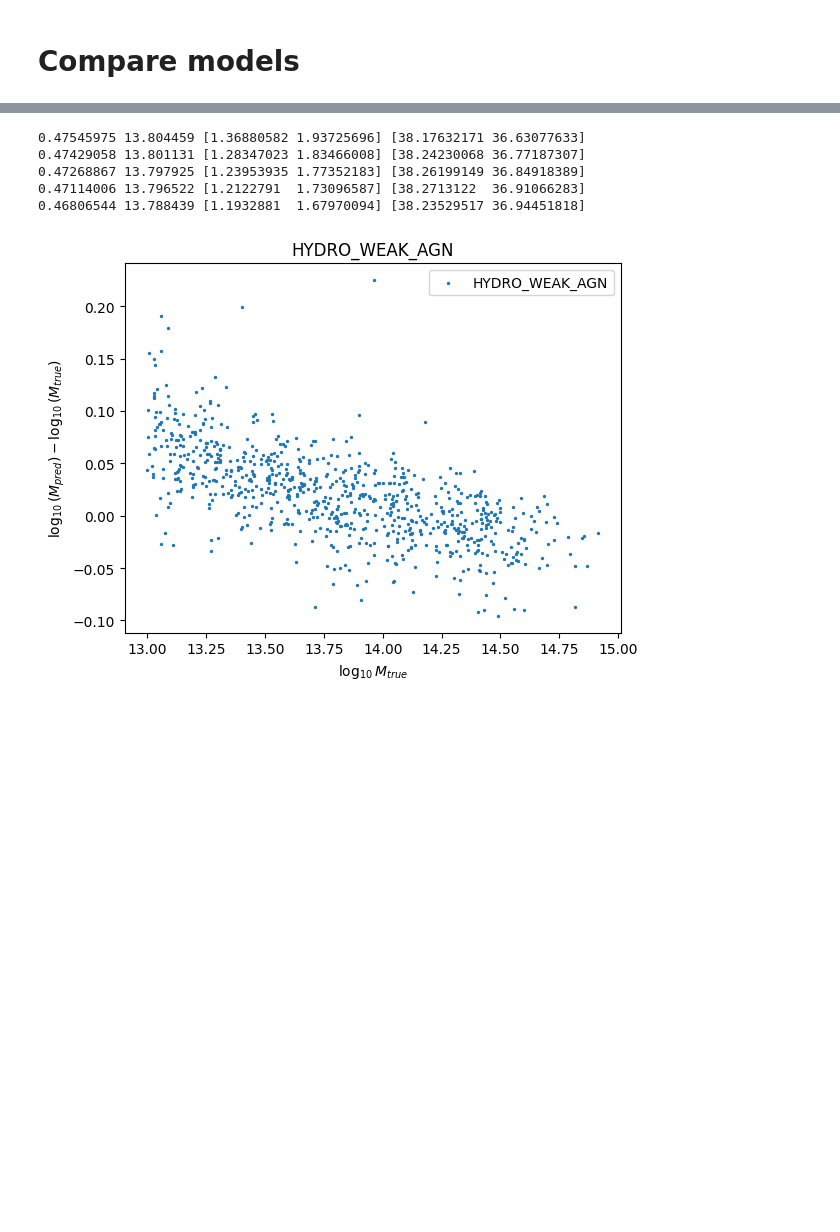
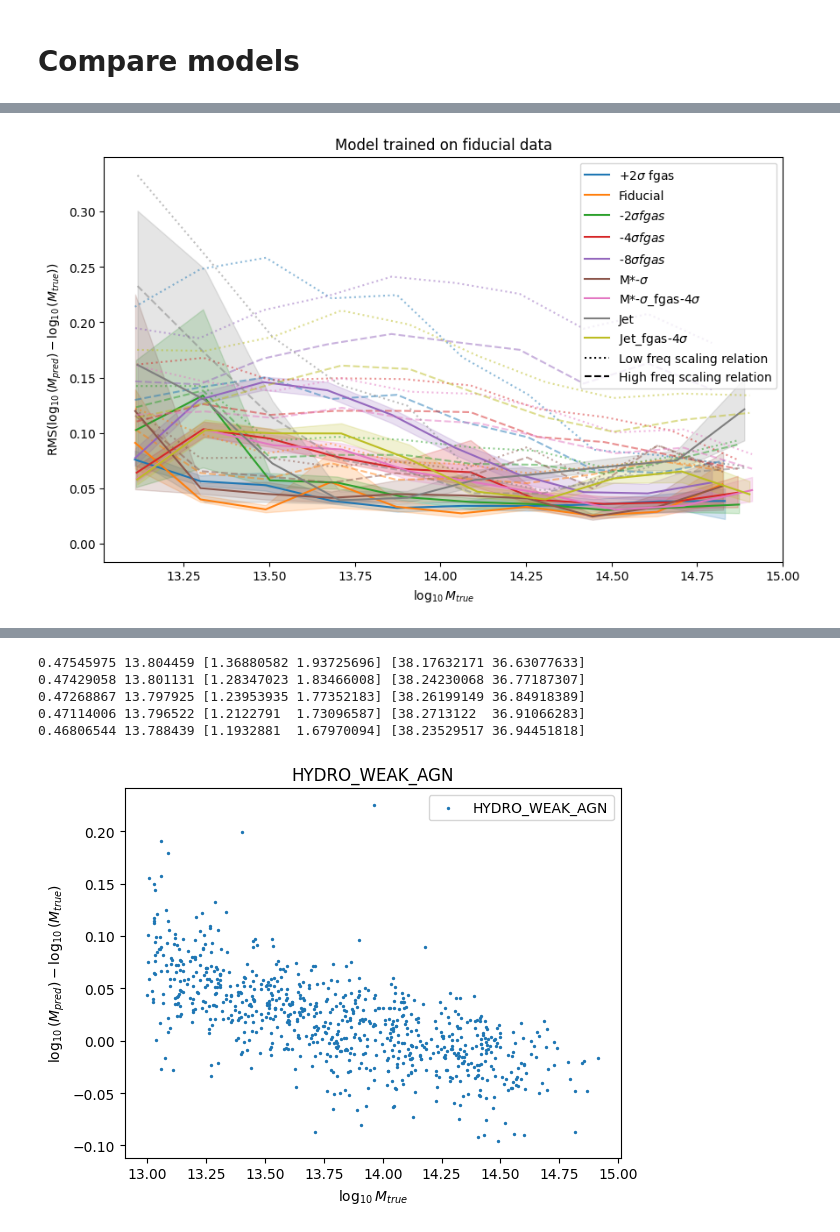
Before and after one commit to woutervantol/scriptie2, a Jupyter notebook: plots.ipynb, the cells around one changed output, grey strips where cells are left out. Cells and saved outputs as stored; diff of their text form; code cells hidden in the pictures; blank space fills up the shorter version.

```diff
--- a/plots.ipynb
+++ b/plots.ipynb
@@ -21,13 +8,17 @@ predictions = np.ndarray((len(data.testy), 5))
 # %% [markdown]
 # Compare models
 # %%
+from scipy.stats import bootstrap
 trainmodel = "HYDRO_FIDUCIAL"
-testmodels = ["HYDRO_WEAK_AGN", "HYDRO_FIDUCIAL", "HYDRO_STRONG_AGN", "HYDRO_STRONGER_AGN", "HYDRO_STRONGEST_AGN"]
-colors = ["tab:blue", "tab:orange", "tab:green", "tab:red", "tab:purple"]
-names = [r"+2$\sigma$", "Fiducial", r"-2$\sigma$", r"-4$\sigma$", r"-8$\sigma$"]
+testmodels = ["HYDRO_WEAK_AGN", "HYDRO_FIDUCIAL", "HYDRO_STRONG_AGN", "HYDRO_STRONGER_AGN", "HYDRO_STRONGEST_AGN", "HYDRO_STRONG_SUPERNOVA", "HYDRO_STRONGER_AGN_STRONG_SUPERNOVA", "HYDRO_JETS_published", "HYDRO_STRONG_JETS_published"]
+colors = ["tab:blue", "tab:orange", "tab:green", "tab:red", "tab:purple", "tab:brown", "tab:pink", "tab:gray", "tab:olive"]
+names = [r"+2$\sigma$ fgas", "Fiducial", r"-2$\sigma fgas$", r"-4$\sigma fgas$", r"-8$\sigma fgas$", r"M*-$\sigma$", r"M*-$\sigma$_fgas-4$\sigma$", r"Jet", r"Jet_fgas-4$\sigma$"]
 
 p["model"] = trainmodel
 data = Data(p)
 filename = p_to_filename(p)
-nnmodel = torch.load(f"{p['model_path']}/{p_to_filename(p)}.pt", map_location=torch.device("cpu"))
+nnmodel = torch.load(f"{p['model_path']}/{filename}_dm.pt", map_location=torch.device("cpu"))
+
+def rmse(d):
+    return np.sqrt(np.mean((d)**2))
 # %%
@@ -181,0 +75,3 @@ HYDRO_STRONGEST_AGN done
+# %%
+predictions = predict_with_nn(testmodels)
+# pred_low, pred_high = predict_with_scaling_relations(testmodels)
@@ -181,0 +88,63 @@ HYDRO_STRONGEST_AGN done
+# %%
+plt.figure(figsize=(10, 6))
+for i, testmodel in enumerate(testmodels):
+    p["model"] = testmodel
+    masses = np.load(p["data_path"]+p_to_filename(p)+"_masses.npy")
+    testmasses = masses[:int(len(masses)*p["test_size"])]
+    nr_bins = 10
+    bin_edges = np.logspace(np.log10(np.min(testmasses)), np.log10(np.max(testmasses)), nr_bins+1)
+
+    ### low
+    x = np.array([])
+    y = np.array([])
+    for b in range(nr_bins):
+        indices = np.logical_and(testmasses > bin_edges[b], testmasses < bin_edges[b+1])
+        error = np.log10(np.array(pred_low[i])[indices]) - np.log10(testmasses[indices])
+        x = np.append(x, np.log10(np.mean([bin_edges[b], bin_edges[b+1]])))
+        y = np.append(y, np.median(rmse(error)))
+    plt.plot(x, y, color=colors[i], ls="dotted", alpha=0.5)
+    ### high
+    x = np.array([])
+    y = np.array([])
+    for b in range(nr_bins):
+        indices = np.logical_and(testmasses > bin_edges[b], testmasses < bin_edges[b+1])
+        error = np.log10(np.array(pred_high[i])[indices]) - np.log10(testmasses[indices])
+        x = np.append(x, np.log10(np.mean([bin_edges[b], bin_edges[b+1]])))
+        y = np.append(y, np.median(rmse(error)))
+    plt.plot(x, y, color=colors[i], ls="dashed", alpha=0.5)
+    ### network
+    x = np.array([])
+    y = np.array([])
+    perc16 = np.array([])
+    perc84 = np.array([])
+    for b in range(nr_bins):
+        indices = np.logical_and(testmasses > bin_edges[b], testmasses < bin_edges[b+1])
+        error = np.log10(np.array(predictions[i])[indices]) - np.log10(testmasses[indices])
+        x = np.append(x, np.log10(np.mean([bin_edges[b], bin_edges[b+1]])))
+        y = np.append(y, np.median(rmse(error)))
+        b = bootstrap((error,), rmse, confidence_level=0.84, n_resamples=100)
+        perc16 = np.append(perc16, b.confidence_interval.low)
+        perc84 = np.append(perc84, b.confidence_interval.high)
+    plt.plot(x, y, color=colors[i], label=names[i])
+    plt.fill_between(x, perc16, perc84, color=colors[i], alpha=0.2)
+
+
+
+
+plt.ylabel("RMS($\log_{10}(M_{pred}) - \log_{10}(M_{true})$)")
+plt.xlabel("$\log_{10} M_{true}$")
+# plt.xlim(13, 15)
+# plt.ylim(-0.6, 0.6)
+plt.title("Model trained on fiducial data")
+# plt.plot([14], [0], color="black", label="")
+plt.plot([14], [0], color="black", label="Low freq scaling relation", ls="dotted")
+plt.plot([14], [0], color="black", label="High freq scaling relation", ls="dashed")
+plt.legend()#loc=(0.9, 0))
+
+# handles, labels = plt.gca().get_legend_handles_labels()
+# by_label = dict(zip(labels, handles))
+# plt.legend(by_label.values(), by_label.keys())
+plt.savefig("compare_"+trainmodel+"_rmse", dpi=300)
+plt.show()
+# %% [output]
+[figure, added]
```
Also changed, not shown: parts of 14 cells of this notebook, 5 other files.
